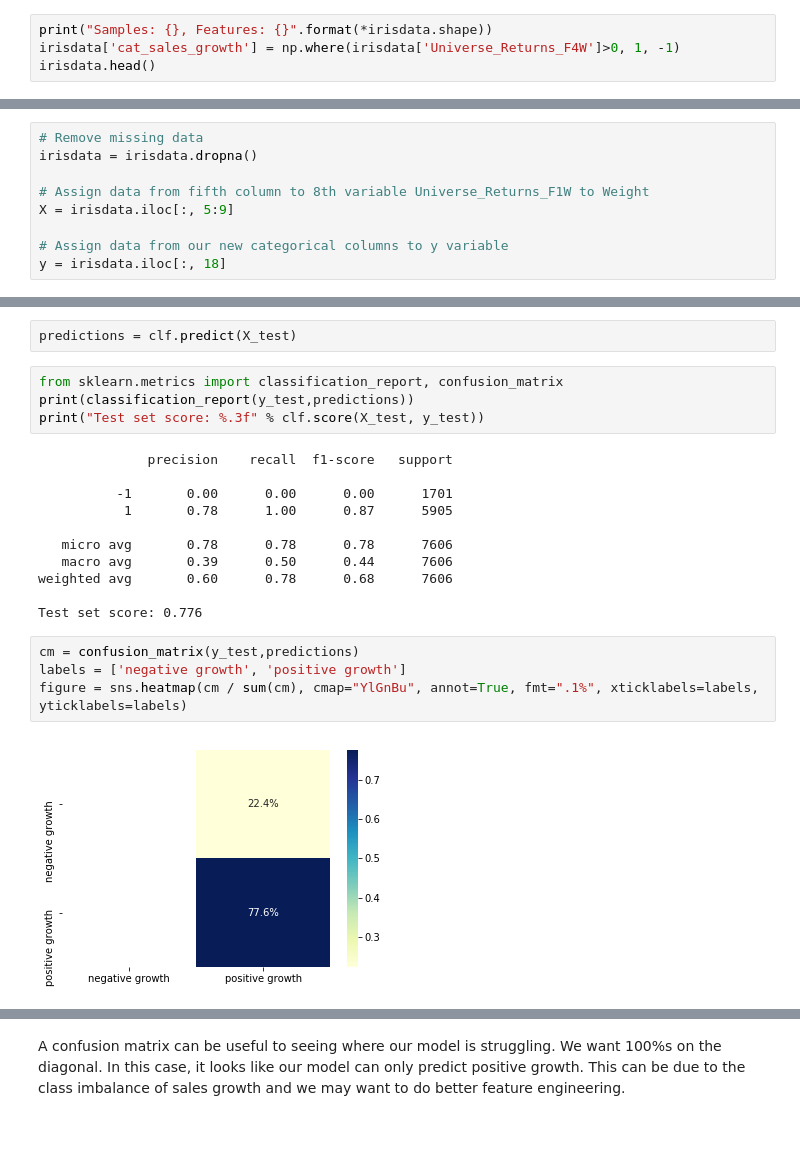
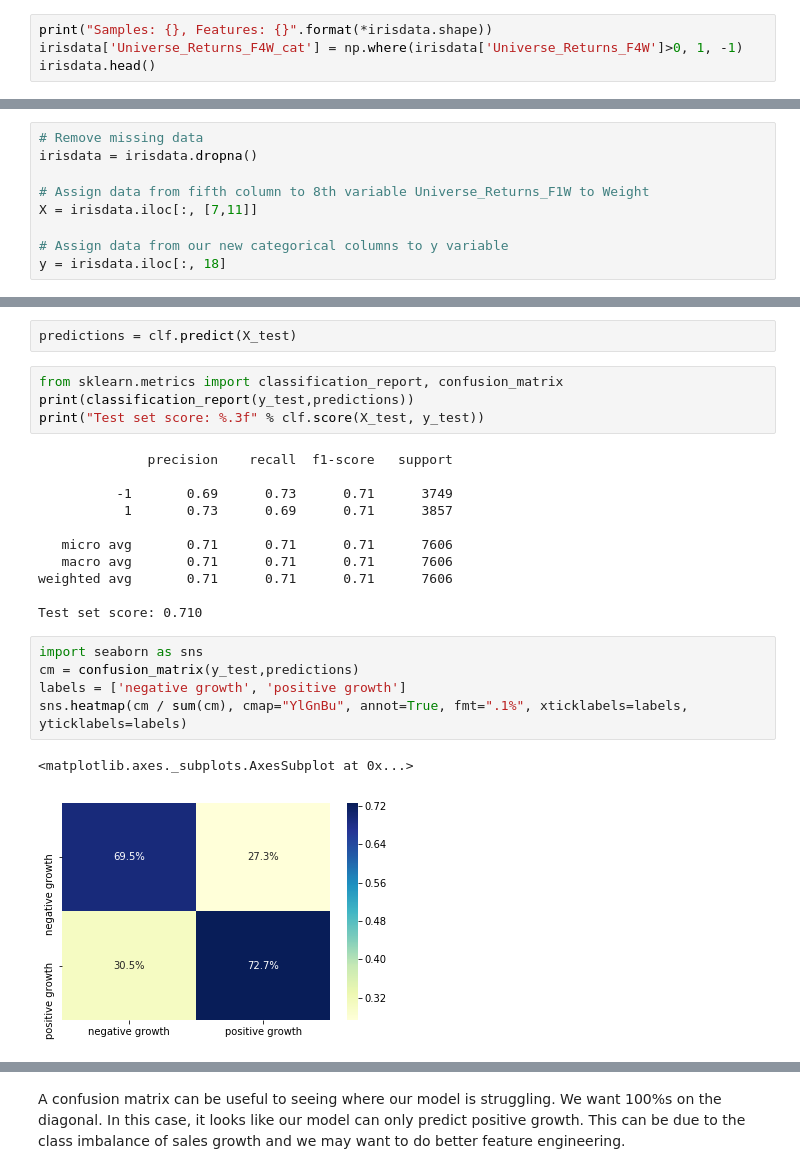
Before and after one commit to MaastrichtU-IDS/data-science-bootcamp-pggm, a Jupyter notebook: module2_notebooks/Unsupervised/Intro_to_NN.ipynb, the cells around one changed output, grey strips where cells are left out. Drawn from its saved outputs; the diff is of its cells as text; blank space fills up the shorter version.

```diff
--- a/module2_notebooks/Unsupervised/Intro_to_NN.ipynb
+++ b/module2_notebooks/Unsupervised/Intro_to_NN.ipynb
@@ -106,7 +126,7 @@ To see what this dataset actually looks like, execute the following command:
 We always want to visualize and understand our data first!
 # %%
 print("Samples: {}, Features: {}".format(*irisdata.shape))
-irisdata['cat_sales_growth'] = np.where(irisdata['Universe_Returns_F4W']>0, 1, -1)
+irisdata['Universe_Returns_F4W_cat'] = np.where(irisdata['Universe_Returns_F4W']>0, 1, -1)
 irisdata.head()
 # %% [output]
 Samples: 38304, Features: 18
@@ -131,7 +151,7 @@ g
 irisdata = irisdata.dropna()
 
 # Assign data from fifth column to 8th variable Universe_Returns_F1W to Weight
-X = irisdata.iloc[:, 5:9]
+X = irisdata.iloc[:, [7,11]]
 
 # Assign data from our new categorical columns to y variable
 y = irisdata.iloc[:, 18]
@@ -220,17 +240,19 @@ print("Test set score: %.3f" % clf.score(X_test, y_test))
 # %% [output]
               precision    recall  f1-score   support
 
-          -1       0.00      0.00      0.00      1701
-           1       0.78      1.00      0.87      5905
+          -1       0.69      0.73      0.71      3749
+           1       0.73      0.69      0.71      3857
 
-   micro avg       0.78      0.78      0.78      7606
-   macro avg       0.39      0.50      0.44      7606
-weighted avg       0.60      0.78      0.68      7606
+   micro avg       0.71      0.71      0.71      7606
+   macro avg       0.71      0.71      0.71      7606
+weighted avg       0.71      0.71      0.71      7606
 
-Test set score: 0.776
+Test set score: 0.710
 # %%
+import seaborn as sns
 cm = confusion_matrix(y_test,predictions)
 labels = ['negative growth', 'positive growth']
-figure = sns.heatmap(cm / sum(cm), cmap="YlGnBu", annot=True, fmt=".1%", xticklabels=labels, yticklabels=labels)
+sns.heatmap(cm / sum(cm), cmap="YlGnBu", annot=True, fmt=".1%", xticklabels=labels, yticklabels=labels)
 # %% [output]
+<matplotlib.axes._subplots.AxesSubplot at 0x...>
-[figure, old version]
+[figure, new version]
```
Also changed, not shown: parts of 17 cells of this notebook, 12 other files.
